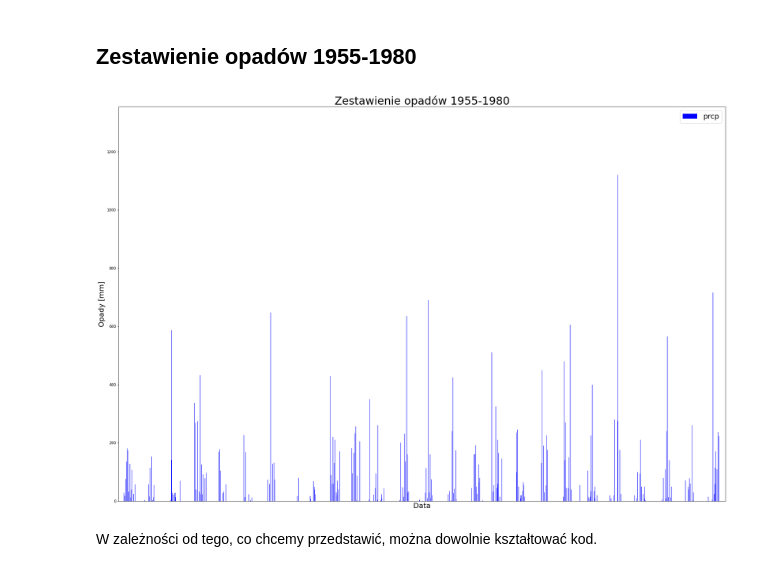
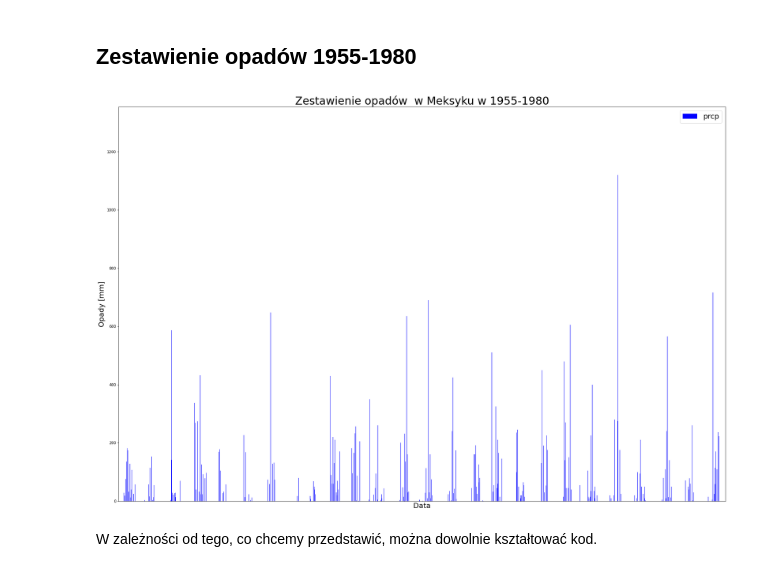
Before and after one commit to Julnowak/julianowak, a Jupyter notebook: L5_JuliaNowak_TIER_protocol/Command Files/Data_appendix.ipynb, the cells around one changed output. Drawn from its saved outputs; the diff is of its cells as text; code cells hidden in the pictures.

```diff
--- a/L5_JuliaNowak_TIER_protocol/Command Files/Data_appendix.ipynb
+++ b/L5_JuliaNowak_TIER_protocol/Command Files/Data_appendix.ipynb
@@ -121,27 +221,27 @@ plt.show()
 # %%
 fig, ax = plt.subplots(figsize=((30,20)))
 
 df_final_opady.plot( kind='bar',
         x = 'date',
         y = 'prcp',
         color = 'blue',ax = ax)
 
 
-plt.title('Zestawienie opadów 1955-1980', fontsize=30)
+plt.title('Zestawienie opadów  w Meksyku w 1955-1980', fontsize=30)
 plt.legend(fontsize=20)
 ax.set_xlabel('Data', fontsize=20)
 ax.set_ylabel('Opady [mm]', fontsize=20)
 
 plt.tick_params(
         axis='x',
         which='both',
         bottom=False,
         top=False,
         labelbottom=False)
 plt.show()
 
 # Oś X została usunięta, ze względu nieczytelność wykresu
 # %% [output]
-[figure, old version]
+[figure, new version]
 # %% [markdown]
 W zależności od tego, co chcemy przedstawić, można dowolnie kształtować kod.
```
Also changed, not shown: parts of 8 cells of this notebook, 6 other files.
